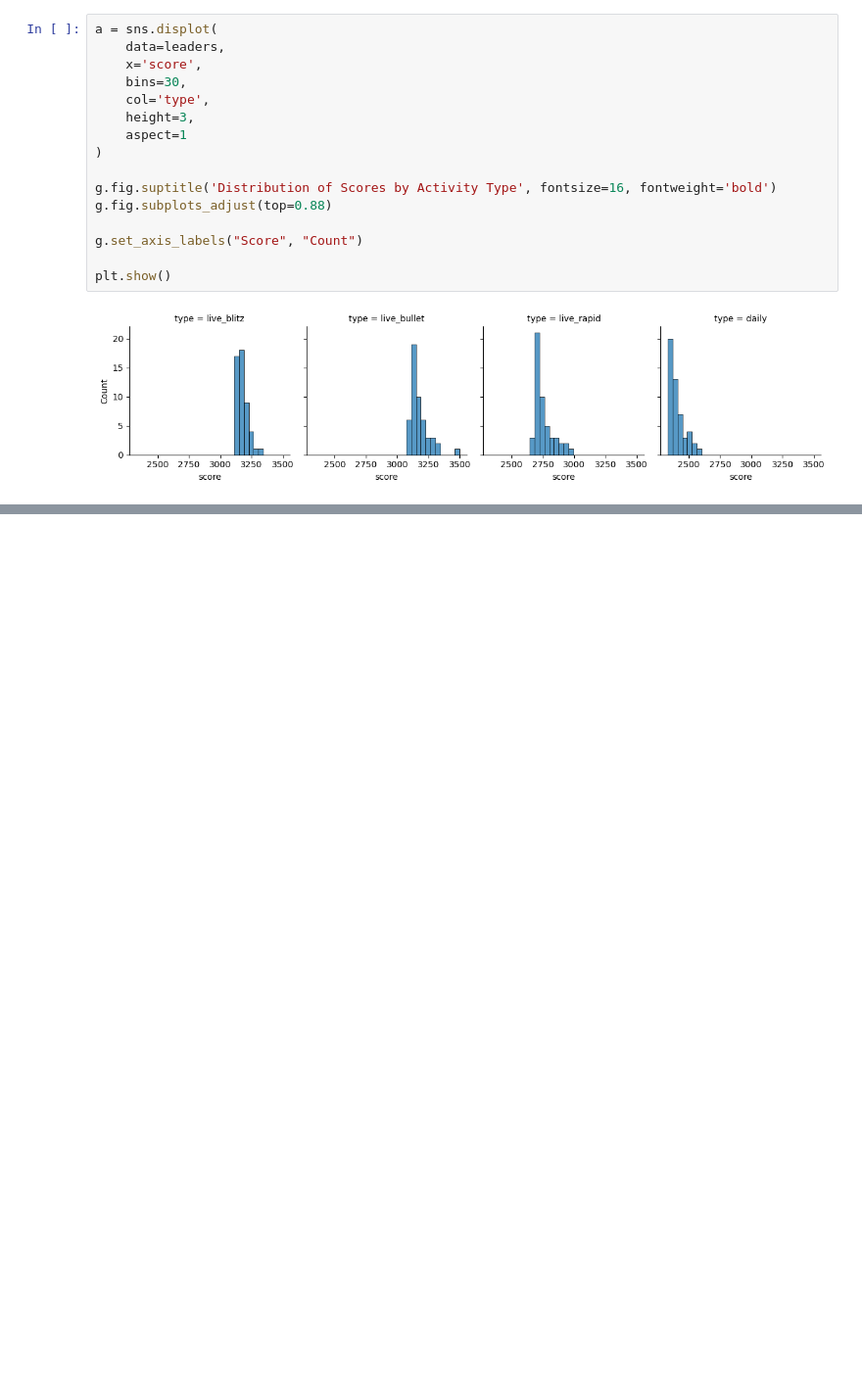
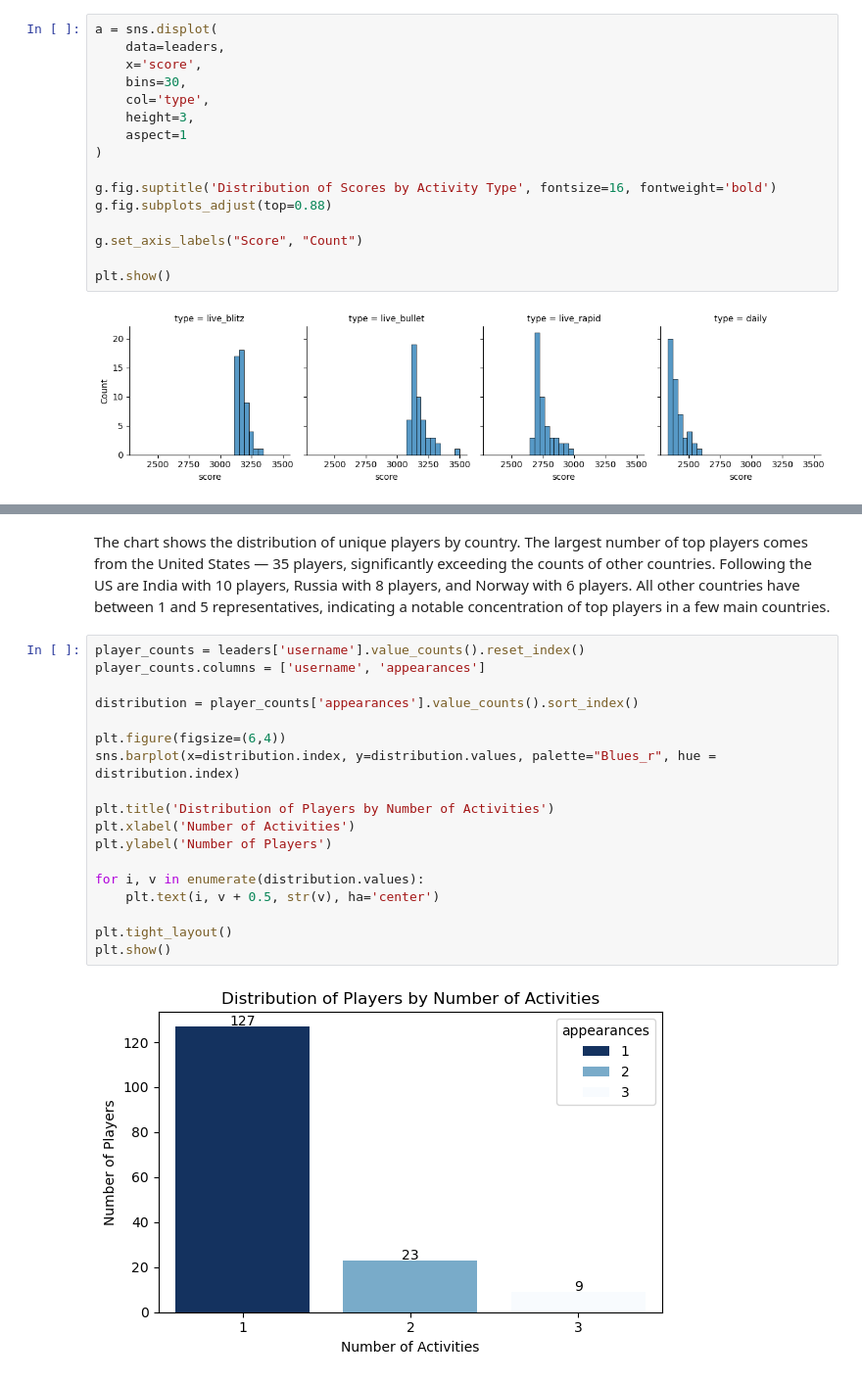
Before and after one commit to OlhaHaidash/chesscom_data_analysis, a Jupyter notebook: 2_analysis_sql/0_data_overview.ipynb, the cells around one changed output, grey strips where cells are left out. Shown: that part at 98% size. Cells and saved outputs as stored; diff of their text form; blank space fills up the shorter version.

```diff
--- a/2_analysis_sql/0_data_overview.ipynb
+++ b/2_analysis_sql/0_data_overview.ipynb
@@ -120,0 +196,25 @@ The overall distribution of scores among the leaders is clustered and left-skewe
+# %% [markdown]
+The chart shows the distribution of unique players by country.
+The largest number of top players comes from the United States — 35 players, significantly exceeding the counts of other countries.
+Following the US are India with 10 players, Russia with 8 players, and Norway with 6 players.
+All other countries have between 1 and 5 representatives, indicating a notable concentration of top players in a few main countries.
+# %%
+player_counts = leaders['username'].value_counts().reset_index()
+player_counts.columns = ['username', 'appearances']
+
+distribution = player_counts['appearances'].value_counts().sort_index()
+
+plt.figure(figsize=(6,4))
+sns.barplot(x=distribution.index, y=distribution.values, palette="Blues_r", hue = distribution.index)
+
+plt.title('Distribution of Players by Number of Activities')
+plt.xlabel('Number of Activities')
+plt.ylabel('Number of Players')
+
+for i, v in enumerate(distribution.values):
+    plt.text(i, v + 0.5, str(v), ha='center')
+
+plt.tight_layout()
+plt.show()
+# %% [output]
+[figure, added]
```
Also changed, not shown: parts of 11 cells of this notebook, 2 other files.
